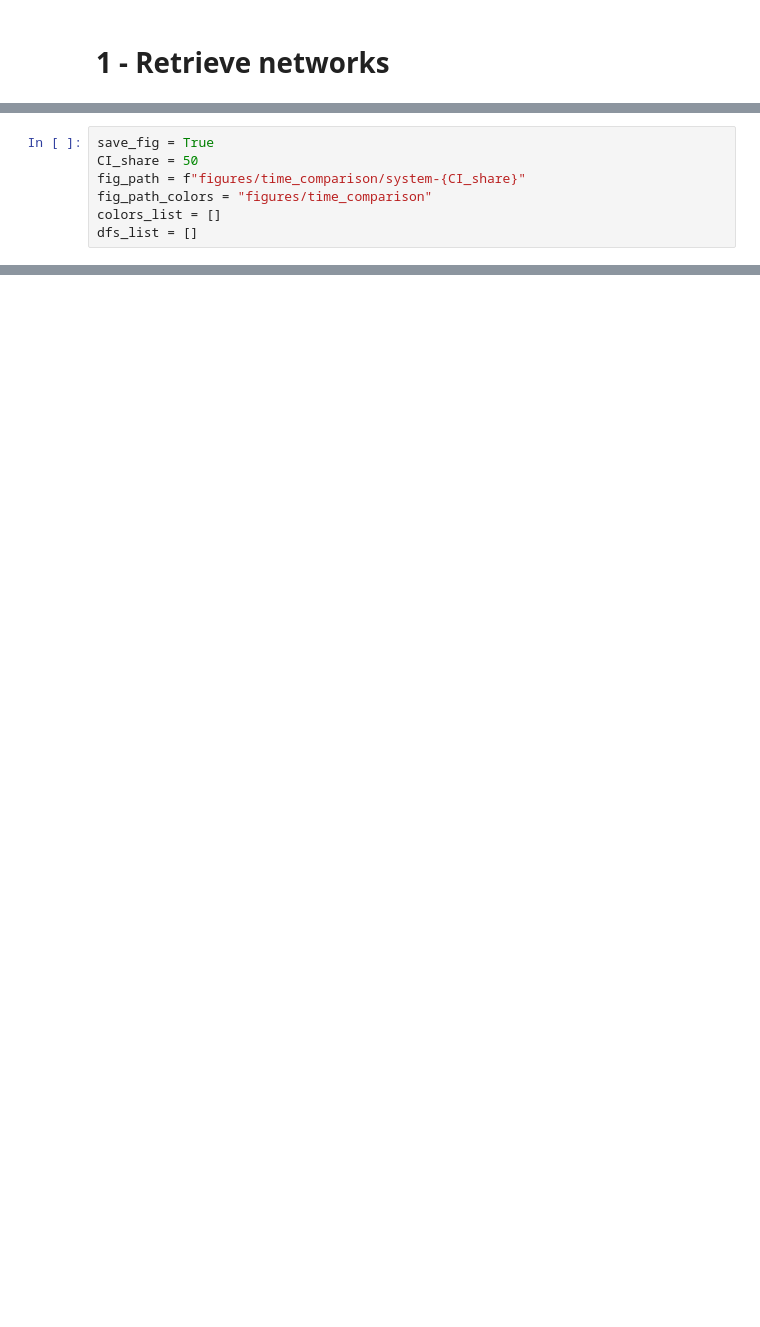
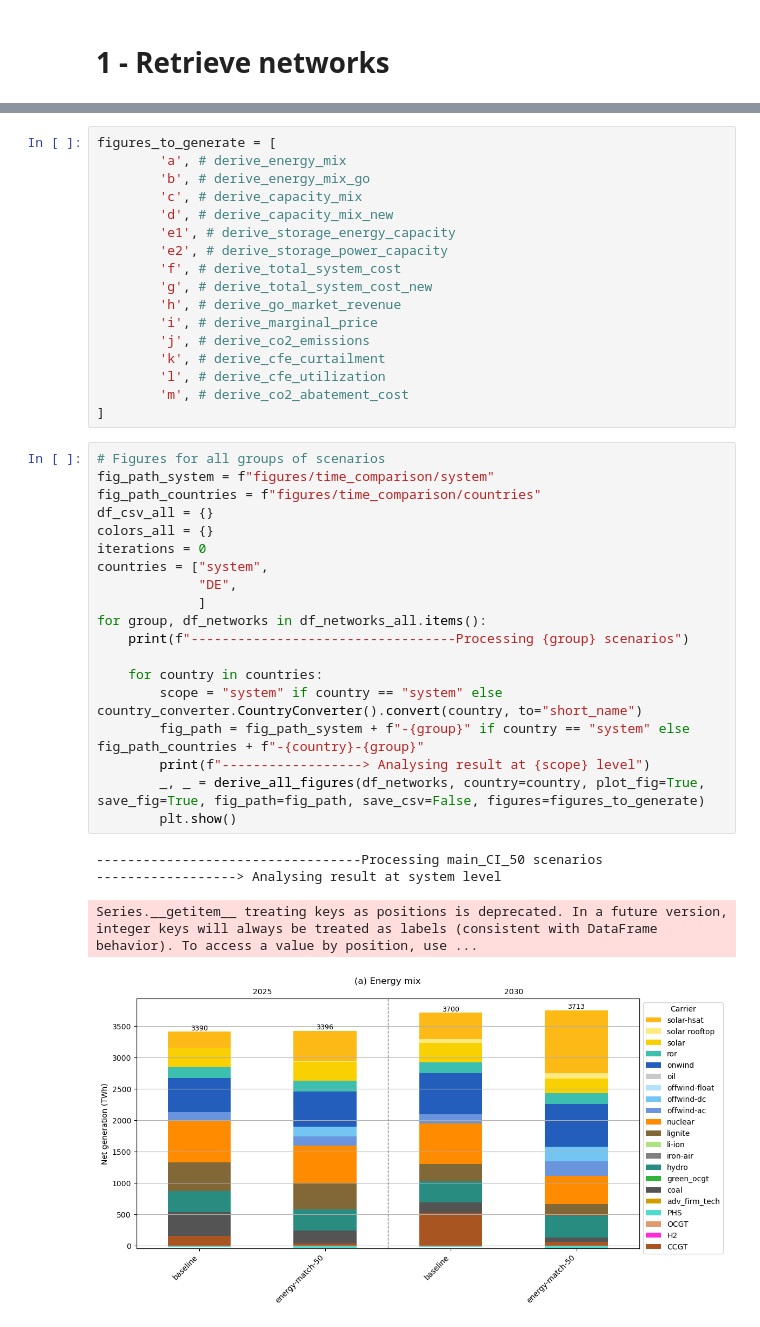
Before and after one commit to open-energy-transition/google-go, a Jupyter notebook: notebooks/time_comparison.ipynb, the cells around one changed output, grey strips where cells are left out. Saved outputs shown, nothing was run; the diff lists cells and outputs as text; blank space fills up the shorter version.

Commit message:
plots/improve time_comparison and save single .csv

```diff
--- a/notebooks/time_comparison.ipynb
+++ b/notebooks/time_comparison.ipynb
@@ -492,7 +74,0 @@ INFO:pypsa.network.io:Imported network 'Unnamed Network' has buses, carriers, ge
-# %%
-save_fig = True
-CI_share = 50
-fig_path = f"figures/time_comparison/system-{CI_share}"
-fig_path_colors = "figures/time_comparison"
-colors_list = []
-dfs_list = []
@@ -1582,0 +75,41 @@ Series.__getitem__ treating keys as positions is deprecated. In a future version
+# %%
+figures_to_generate = [
+        'a', # derive_energy_mix
+        'b', # derive_energy_mix_go
+        'c', # derive_capacity_mix
+        'd', # derive_capacity_mix_new
+        'e1', # derive_storage_energy_capacity
+        'e2', # derive_storage_power_capacity
+        'f', # derive_total_system_cost
+        'g', # derive_total_system_cost_new
+        'h', # derive_go_market_revenue
+        'i', # derive_marginal_price
+        'j', # derive_co2_emissions
+        'k', # derive_cfe_curtailment
+        'l', # derive_cfe_utilization
+        'm', # derive_co2_abatement_cost
+]
+# %%
+# Figures for all groups of scenarios
+fig_path_system = f"figures/time_comparison/system"
+fig_path_countries = f"figures/time_comparison/countries"
+df_csv_all = {}
+colors_all = {}
+iterations = 0
+countries = ["system",
+             "DE",
+             ]
+for group, df_networks in df_networks_all.items():
+    print(f"----------------------------------Processing {group} scenarios")
+
+    for country in countries:
+        scope = "system" if country == "system" else country_converter.CountryConverter().convert(country, to="short_name")
+        fig_path = fig_path_system + f"-{group}" if country == "system" else fig_path_countries + f"-{country}-{group}"
+        print(f"------------------> Analysing result at {scope} level")
+        _, _ = derive_all_figures(df_networks, country=country, plot_fig=True, save_fig=True, fig_path=fig_path, save_csv=False, figures=figures_to_generate)
+        plt.show()
+# %% [output]
+----------------------------------Processing main_CI_50 scenarios
+------------------> Analysing result at system level
+Series.__getitem__ treating keys as positions is deprecated. In a future version, integer keys will always be treated as labels (consistent with DataFrame behavior). To access a value by position, use ...
+[figure, added]
```
Also changed, not shown: parts of 38 cells of this notebook, 1 other file.
